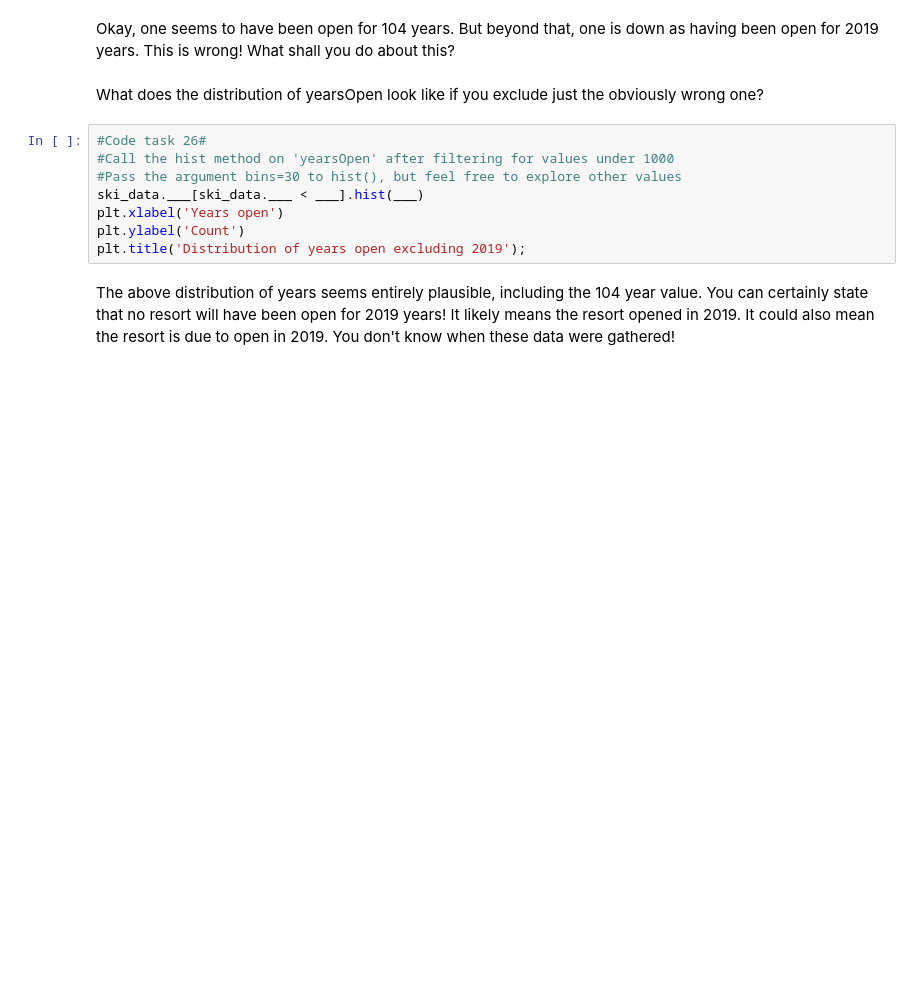
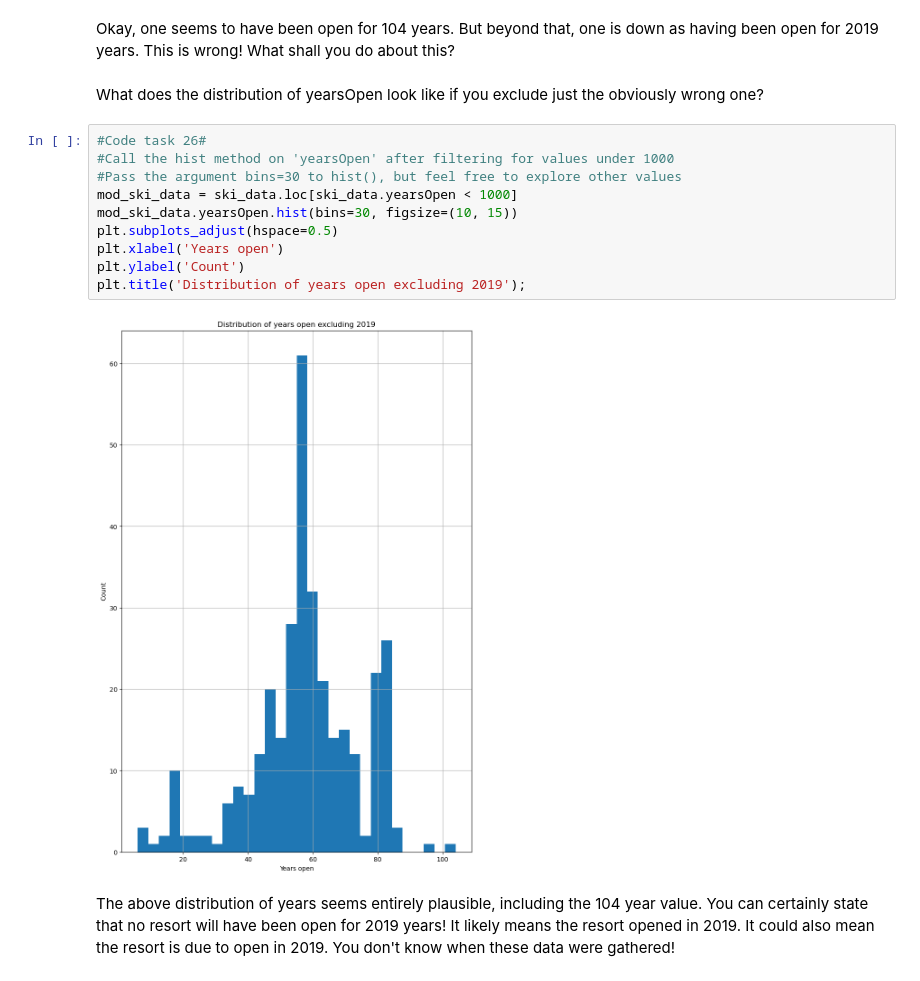
Before and after one commit to Warwise/DataScienceGuidedCapstone, a Jupyter notebook: Notebooks/02_data_wrangling.ipynb, the cells around one changed output. Drawn from its saved outputs; the diff is of its cells as text; blank space fills up the shorter version.

```diff
--- a/Notebooks/02_data_wrangling.ipynb
+++ b/Notebooks/02_data_wrangling.ipynb
@@ -634,11 +667,15 @@ What does the distribution of yearsOpen look like if you exclude just the obviou
 # %%
 #Code task 26#
 #Call the hist method on 'yearsOpen' after filtering for values under 1000
 #Pass the argument bins=30 to hist(), but feel free to explore other values
-ski_data.___[ski_data.___ < ___].hist(___)
+mod_ski_data = ski_data.loc[ski_data.yearsOpen < 1000]
+mod_ski_data.yearsOpen.hist(bins=30, figsize=(10, 15))
+plt.subplots_adjust(hspace=0.5)
 plt.xlabel('Years open')
 plt.ylabel('Count')
 plt.title('Distribution of years open excluding 2019');
+# %% [output]
+[figure, added]
 # %% [markdown]
 The above distribution of years seems entirely plausible, including the 104 year value. You can certainly state that no resort will have been open for 2019 years! It likely means the resort opened in 2019. It could also mean the resort is due to open in 2019. You don't know when these data were gathered!
 # %% [markdown]
```
Also changed, not shown: parts of 13 cells of this notebook.
